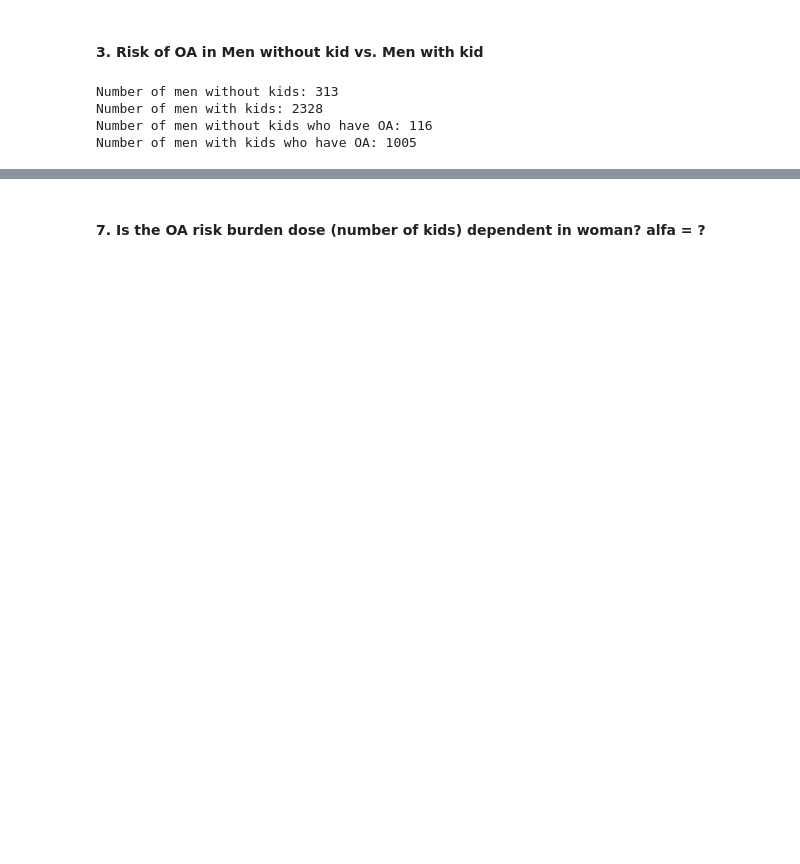
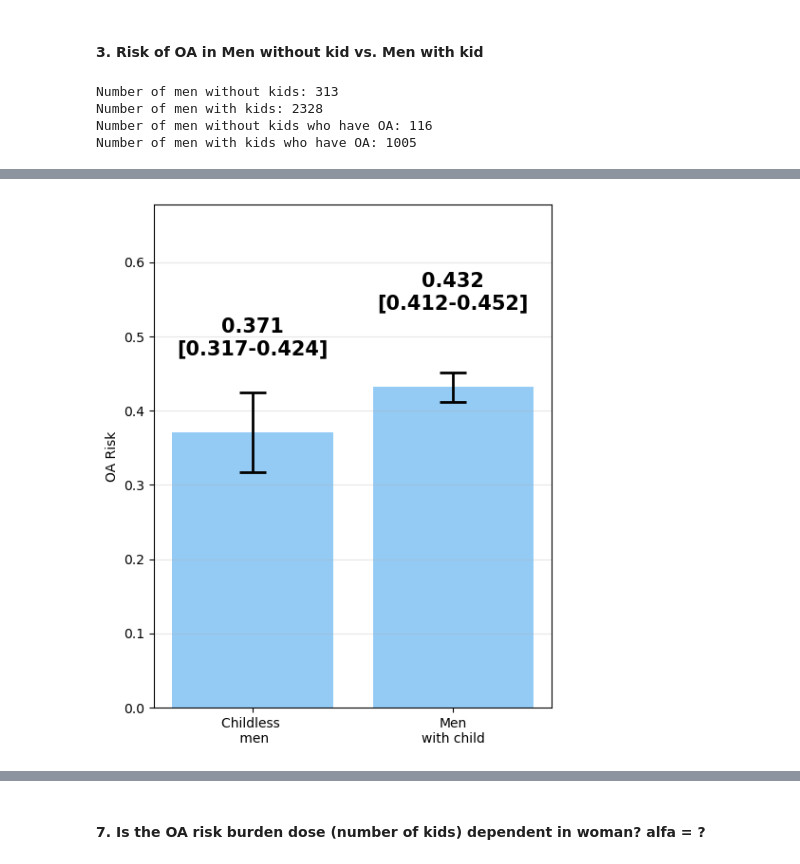
Before and after one commit to Mahdieh-Rafiei/PregOA, a Jupyter notebook: 2.analysis_withConfounder.ipynb, the cells around one changed output, grey strips where cells are left out. Saved outputs shown, nothing was run; the diff lists cells and outputs as text; code cells hidden in the pictures; blank space fills up the shorter version.

```diff
--- a/2.analysis_withConfounder.ipynb
+++ b/2.analysis_withConfounder.ipynb
@@ -829,0 +437,80 @@ There is no statistically significant difference in the risk of OA between men w
+# %%
+df_men = df[(df['sex'] == 0)]
+y = df_men['OA']
+X = df_men[['has_kid', 'age', 'level_education', 'bmi']]
+X = sm.add_constant(X)
+
+# Fit logistic regression model (age, education, BMI-adjusted)
+logit_model = sm.Logit(y, X)
+result = logit_model.fit()
+print(result.summary())
+
+# Calculate adjusted OR and 95% CI for having kids
+kid_ci = result.conf_int(alpha=0.05)
+kid_or = np.exp(result.params['has_kid'])
+kid_ci_or = np.exp(kid_ci.loc['has_kid'])
+print(f"\nAdjusted OR for having kids: {kid_or:.2f}")
+print(f"95% CI: ({kid_ci_or[0]:.2f}, {kid_ci_or[1]:.2f})")
+print(f"P-value for having kids: {result.pvalues['has_kid']:.3f}")
+
+# Predicted probabilities
+df_men['predicted_prob'] = result.predict(X)
+
+# Masks for groups
+no_kid_mask = df_men['has_kid'] == 0
+with_kid_mask = df_men['has_kid'] == 1
+
+# Mean predicted probabilities by fatherhood status (adjusted)
+mean_prob_without_kid = df_men.loc[no_kid_mask, 'predicted_prob'].mean()
+mean_prob_with_kid = df_men.loc[with_kid_mask, 'predicted_prob'].mean()
+
+# Function to calculate 95% CI for predicted probabilities
+def pred_prob_ci(group_mask):
+    probs = df_men.loc[group_mask, 'predicted_prob']
+    n = len(probs)
+    p_mean = probs.mean()
+    se = np.sqrt(p_mean * (1 - p_mean) / n)
+    margin = 1.96 * se
+    return p_mean - margin, p_mean + margin
+
+# Calculate CIs
+ci_no_kid_low, ci_no_kid_high = pred_prob_ci(no_kid_mask)
+ci_with_kid_low, ci_with_kid_high = pred_prob_ci(with_kid_mask)
+
+# Data for plotting
+categories = ['Childless \n men', 'Men\nwith child']
+probs = [mean_prob_without_kid, mean_prob_with_kid]
+ci_low = [ci_no_kid_low, ci_with_kid_low]
+ci_high = [ci_no_kid_high, ci_with_kid_high]
+
+# Epidemiology-style plot with 95% CI error bars
+plt.figure(figsize=(5, 6))
+x_pos = np.arange(len(categories))
+
+# Bar plot with error bars
+plt.bar(x_pos, probs, color=['#67B6F2', '#67B6F2'], alpha=0.7,
+        yerr=[probs[i] - ci_low[i] for i in range(len(probs))],
+        capsize=10, error_kw={'elinewidth': 2, 'capthick': 2})
+
+# Formatting
+# plt.axhline(y=0.5, color='gray', linestyle='--', alpha=0.5)
+plt.xticks(x_pos, categories)
+plt.ylim(0, max(ci_high) * 1.5)
+plt.ylabel('OA Risk')
+# plt.title('Childless vs Fatherhood: OA Risk in Men')
+plt.grid(axis='y', alpha=0.3)
+
+# Annotate point estimates and CIs
+for i, v in enumerate(probs):
+    plt.text(i, v + 0.1, f'{v:.3f}\n[{ci_low[i]:.3f}-{ci_high[i]:.3f}]',
+             ha='center', fontsize=15, weight='bold', va='bottom')
+
+plt.tight_layout()
+plt.show()
+
+# Significance test (CI excludes 1.0)
+if kid_ci_or[0] > 1 or kid_ci_or[1] < 1:
+    print("Adjusted OR 95% CI excludes 1.0: Statistically significant effect of fatherhood on OA.")
+else:
+    print("Adjusted OR 95% CI includes 1.0: No statistically significant effect of fatherhood on OA.")
+# %% [output]
@@ -829,0 +539 @@ There is no statistically significant difference in the risk of OA between men w
+[figure, added]
```
Also changed, not shown: parts of 32 cells of this notebook, 1 other file.
